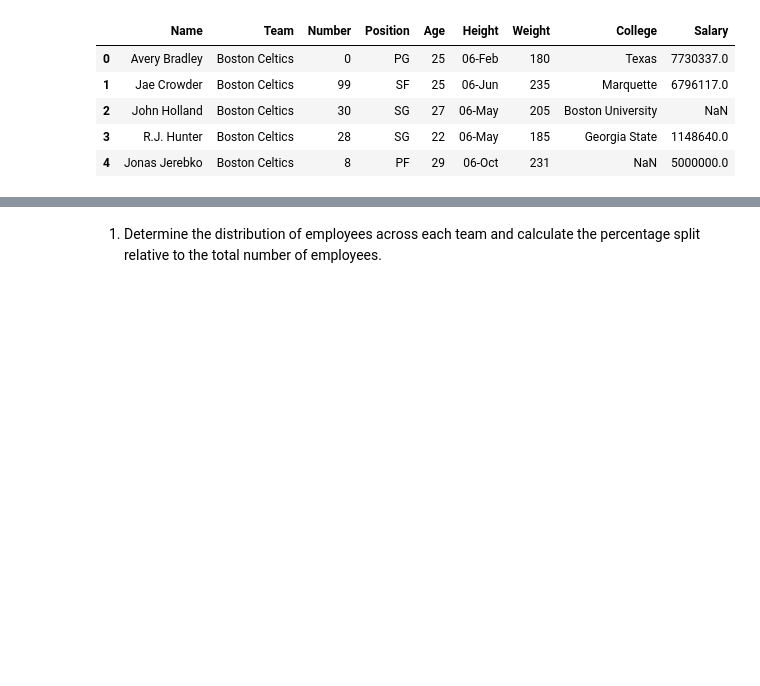
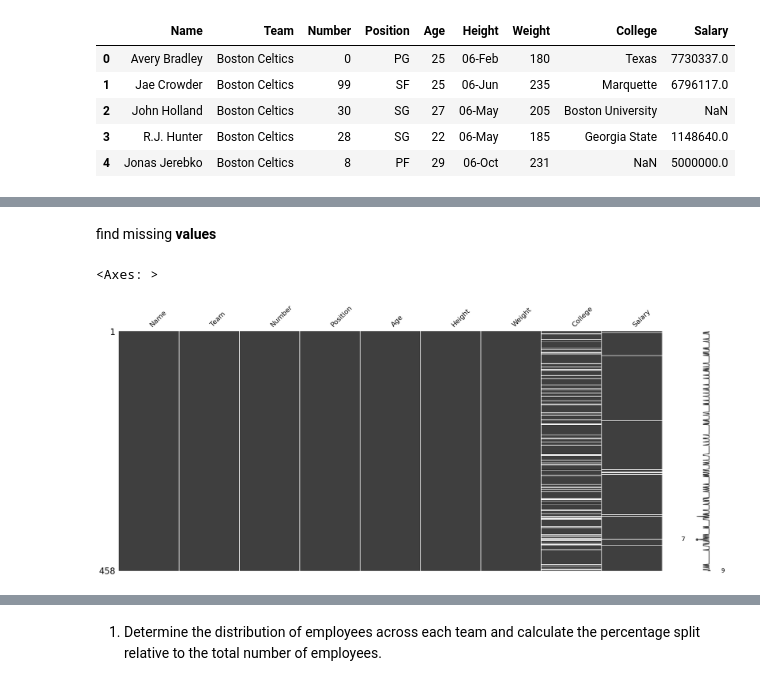
Before and after one commit to sharulms/d30-entry-, a Jupyter notebook: Python_Module_End_Assignment.ipynb, the cells around one changed output, grey strips where cells are left out. Saved outputs shown, nothing was run; the diff lists cells and outputs as text; code cells hidden in the pictures; blank space fills up the shorter version.

```diff
--- a/Python_Module_End_Assignment.ipynb
+++ b/Python_Module_End_Assignment.ipynb
@@ -19,0 +63,8 @@ data.head()
+# %% [markdown]
+find missing **values**
+# %%
+import missingno as msno
+msno.matrix(df)
+# %% [output]
+<Axes: >
+[figure, added]
```
Also changed, not shown: parts of 22 cells of this notebook.
